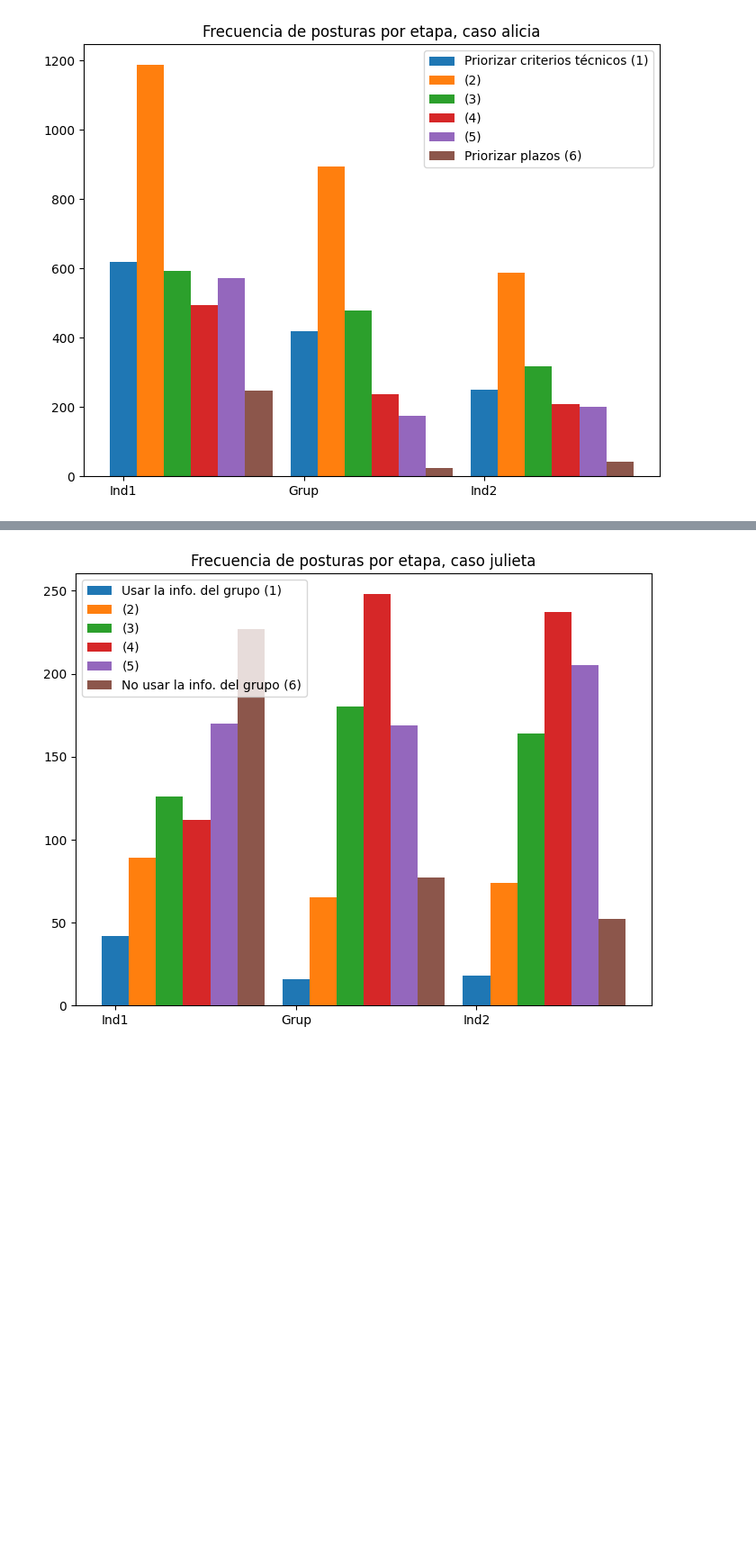
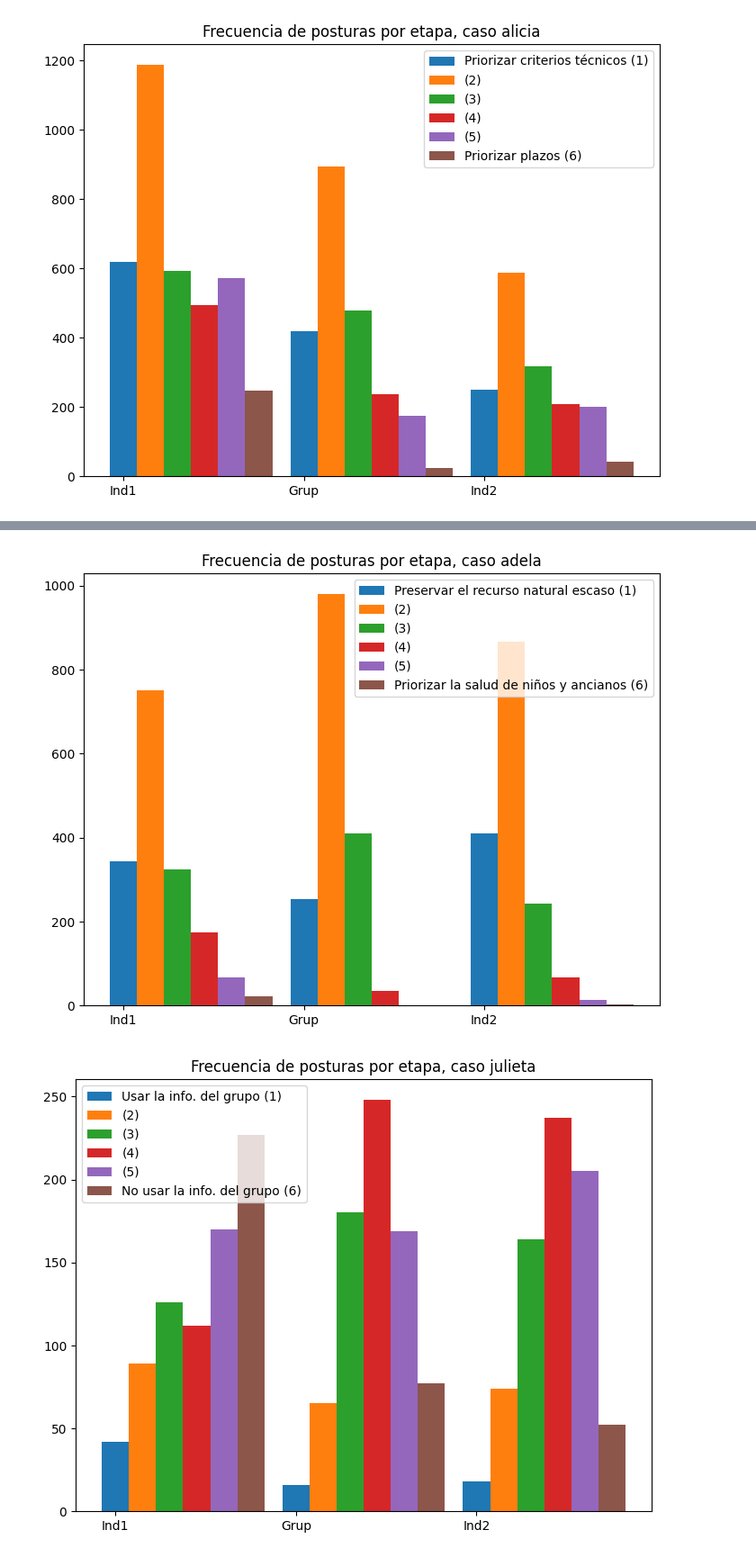
Before and after one commit to camilocarvajalreyes/ethicapp-nlp, a Jupyter notebook: basics.ipynb, the cells around one changed output, grey strips where cells are left out. Shown at 90% size. Cells and saved outputs as stored; diff of their text form; code cells hidden in the pictures; blank space fills up the shorter version.

```diff
--- a/basics.ipynb
+++ b/basics.ipynb
@@ -157,3 +173,8 @@ visualise_freqs(df_adela,'adela','Producir el alimento contra déficit','Resguar
+# %%
+# Preservar el recurso natural escaso
+visualise_freqs(df_adela[df_adela['opt_left'] == 'Preservar el recurso natural escaso'],'adela','Preservar el recurso natural escaso','Priorizar la salud de niños y ancianos')
+# %% [output]
+[figure, added]
 # %%
 visualise_freqs(df_julieta,'julieta','Usar la info. del grupo','No usar la info. del grupo')
 # %% [output]
```
Also changed, not shown: parts of 11 cells of this notebook, 1 other file.
